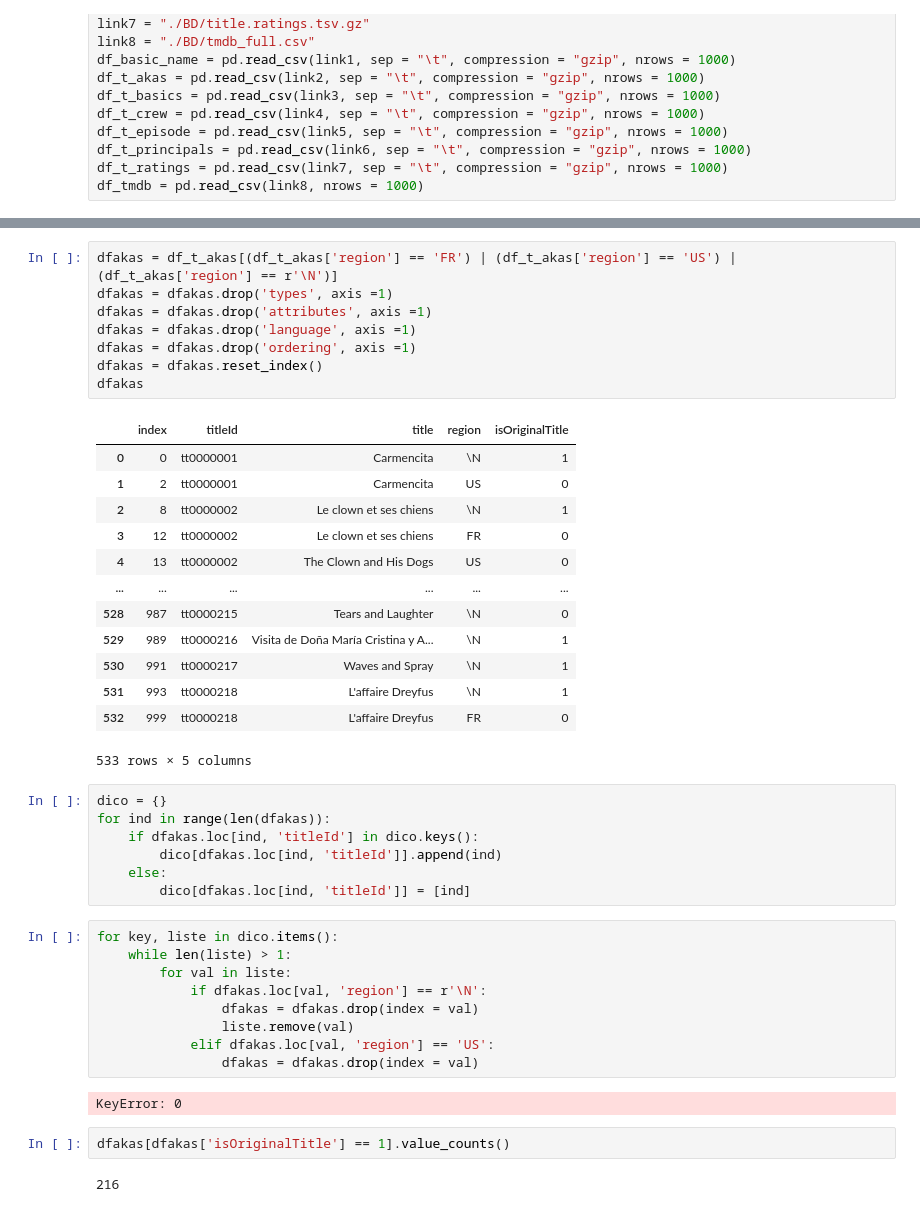
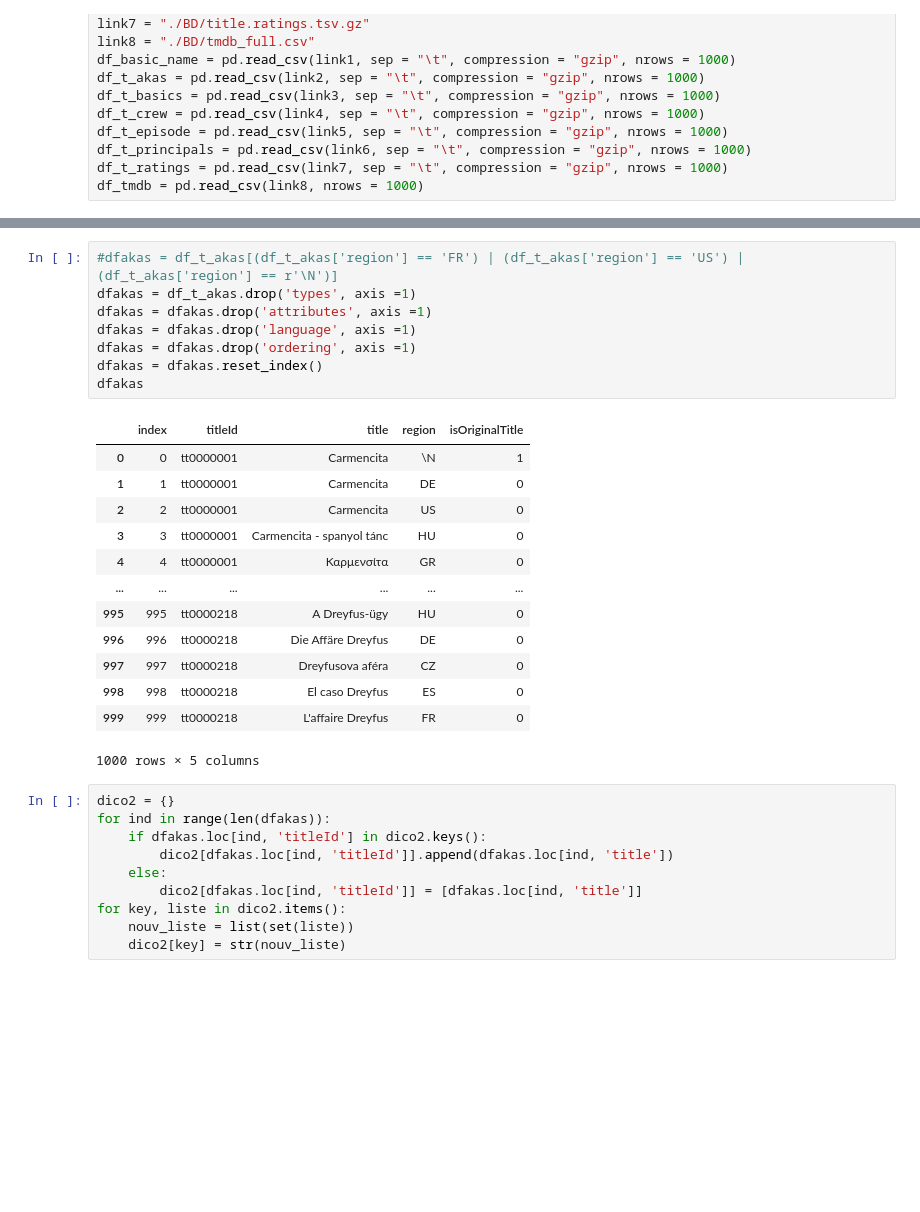
Before and after one commit to Garvoz/Alicine, a Jupyter notebook: premier_nettoyage.ipynb, the cells around one changed output, grey strips where cells are left out. Drawn from its saved outputs; the diff is of its cells as text; blank space fills up the shorter version.

```diff
--- a/premier_nettoyage.ipynb
+++ b/premier_nettoyage.ipynb
@@ -20,44 +55,32 @@ df_tmdb = pd.read_csv(link8, nrows = 1000)
 # %%
-dfakas = df_t_akas[(df_t_akas['region'] == 'FR') | (df_t_akas['region'] == 'US') | (df_t_akas['region'] == r'\N')]
-dfakas = dfakas.drop('types', axis =1)
+#dfakas = df_t_akas[(df_t_akas['region'] == 'FR') | (df_t_akas['region'] == 'US') | (df_t_akas['region'] == r'\N')]
+dfakas = df_t_akas.drop('types', axis =1)
 dfakas = dfakas.drop('attributes', axis =1)
 dfakas = dfakas.drop('language', axis =1)
 dfakas = dfakas.drop('ordering', axis =1)
 dfakas = dfakas.reset_index()
 dfakas
 # %% [output]
 |  | index | titleId | title | region | isOriginalTitle |
 | 0 | 0 | tt0000001 | Carmencita | \N | 1 |
-| 1 | 2 | tt0000001 | Carmencita | US | 0 |
-| 2 | 8 | tt0000002 | Le clown et ses chiens | \N | 1 |
-| 3 | 12 | tt0000002 | Le clown et ses chiens | FR | 0 |
-| 4 | 13 | tt0000002 | The Clown and His Dogs | US | 0 |
+| 1 | 1 | tt0000001 | Carmencita | DE | 0 |
+| 2 | 2 | tt0000001 | Carmencita | US | 0 |
+| 3 | 3 | tt0000001 | Carmencita - spanyol tánc | HU | 0 |
+| 4 | 4 | tt0000001 | Καρμενσίτα | GR | 0 |
 | ... | ... | ... | ... | ... | ... |
-| 528 | 987 | tt0000215 | Tears and Laughter | \N | 0 |
-| 529 | 989 | tt0000216 | Visita de Doña María Cristina y A... | \N | 1 |
-| 530 | 991 | tt0000217 | Waves and Spray | \N | 1 |
-| 531 | 993 | tt0000218 | L'affaire Dreyfus | \N | 1 |
-| 532 | 999 | tt0000218 | L'affaire Dreyfus | FR | 0 |
+| 995 | 995 | tt0000218 | A Dreyfus-ügy | HU | 0 |
+| 996 | 996 | tt0000218 | Die Affäre Dreyfus | DE | 0 |
+| 997 | 997 | tt0000218 | Dreyfusova aféra | CZ | 0 |
+| 998 | 998 | tt0000218 | El caso Dreyfus | ES | 0 |
+| 999 | 999 | tt0000218 | L'affaire Dreyfus | FR | 0 |
-533 rows × 5 columns
+1000 rows × 5 columns
 # %%
-dico = {}
+dico2 = {}
 for ind in range(len(dfakas)):
-    if dfakas.loc[ind, 'titleId'] in dico.keys():
-        dico[dfakas.loc[ind, 'titleId']].append(ind)
+    if dfakas.loc[ind, 'titleId'] in dico2.keys():
+        dico2[dfakas.loc[ind, 'titleId']].append(dfakas.loc[ind, 'title'])
     else:
-        dico[dfakas.loc[ind, 'titleId']] = [ind]
+        dico2[dfakas.loc[ind, 'titleId']] = [dfakas.loc[ind, 'title']]
+for key, liste in dico2.items():
+    nouv_liste = list(set(liste))
+    dico2[key] = str(nouv_liste)
-# %%
-for key, liste in dico.items():
-    while len(liste) > 1:
-        for val in liste:
-            if dfakas.loc[val, 'region'] == r'\N':
-                dfakas = dfakas.drop(index = val)
-                liste.remove(val)
-            elif dfakas.loc[val, 'region'] == 'US':
-                dfakas = dfakas.drop(index = val)
-# %% [output]
-KeyError: 0
-# %%
-dfakas[dfakas['isOriginalTitle'] == 1].value_counts()
-# %% [output]
-216
```
Also changed, not shown: parts of 6 cells of this notebook.
